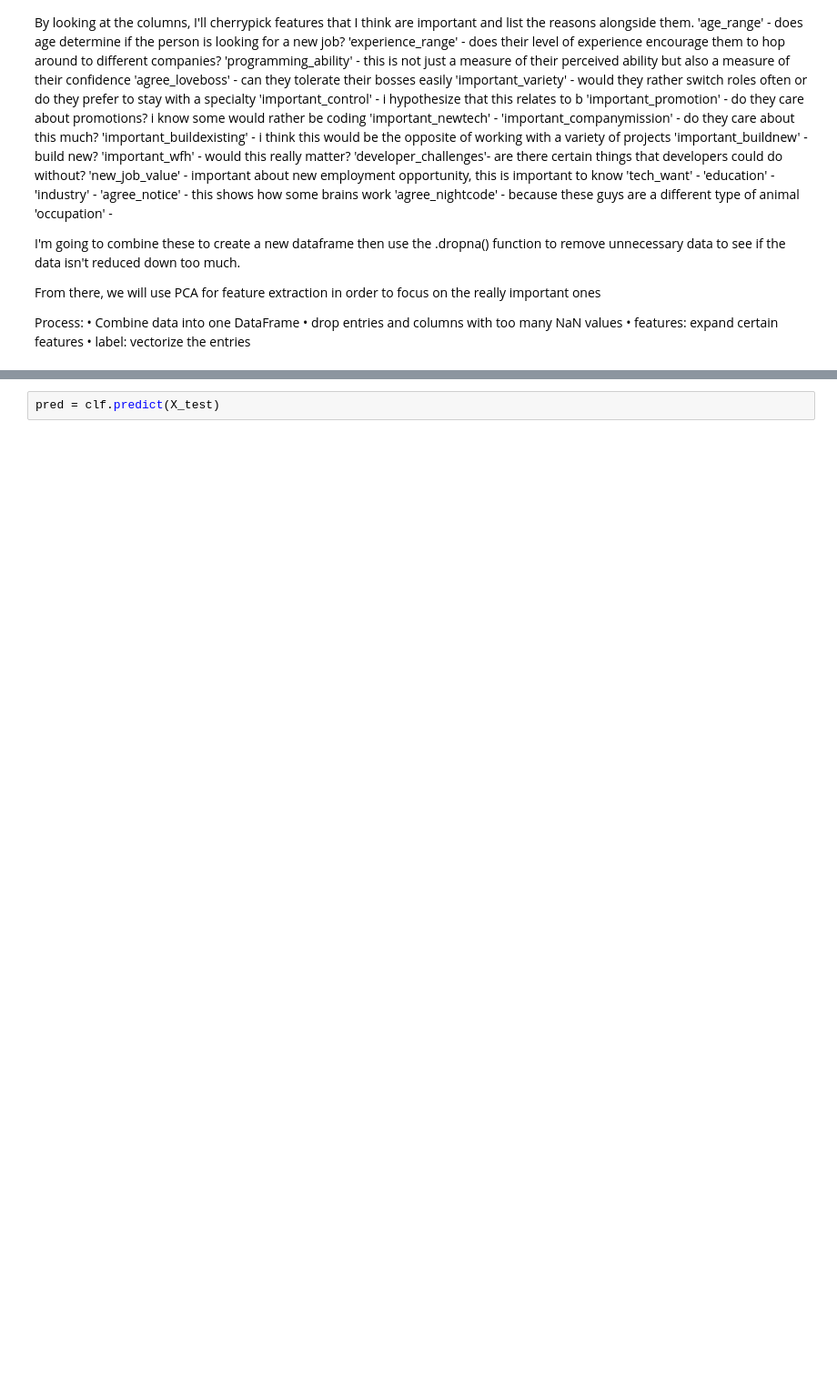
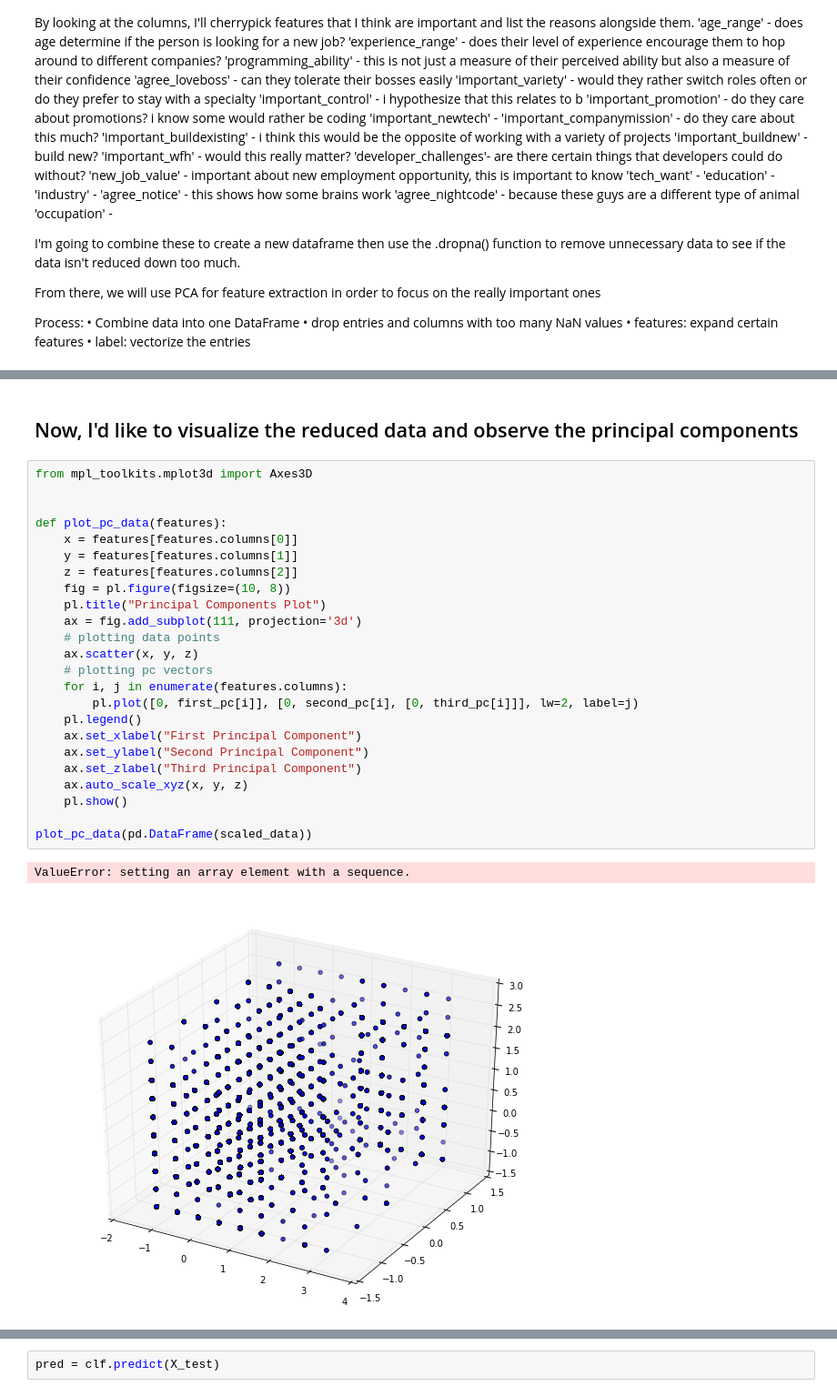
Before and after one commit to jonmhong/Stack_Overflow_Data, a Jupyter notebook: stack_overflow.ipynb, the cells around one changed output, grey strips where cells are left out. Shown at 91% size. Drawn from its saved outputs; the diff is of its cells as text; blank space fills up the shorter version.

```diff
--- a/stack_overflow.ipynb
+++ b/stack_overflow.ipynb
@@ -266,3 +468,32 @@ None
+# %% [markdown]
+## Now, I'd like to visualize the reduced data and observe the principal components
+# %%
+from mpl_toolkits.mplot3d import Axes3D
+
+
+def plot_pc_data(features):
+    x = features[features.columns[0]]
+    y = features[features.columns[1]]
+    z = features[features.columns[2]]
+    fig = pl.figure(figsize=(10, 8))
+    pl.title("Principal Components Plot")
+    ax = fig.add_subplot(111, projection='3d')
+    # plotting data points
+    ax.scatter(x, y, z)
+    # plotting pc vectors
+    for i, j in enumerate(features.columns):
+        pl.plot([0, first_pc[i]], [0, second_pc[i], [0, third_pc[i]]], lw=2, label=j)
+    pl.legend()
+    ax.set_xlabel("First Principal Component")
+    ax.set_ylabel("Second Principal Component")
+    ax.set_zlabel("Third Principal Component")
+    ax.auto_scale_xyz(x, y, z)
+    pl.show()
+
+plot_pc_data(pd.DataFrame(scaled_data))
+# %% [output]
+ValueError: setting an array element with a sequence.
+[figure, added]
 # %%
 # features, pd.DataFrame(label)
 from sklearn.neighbors import KNeighborsClassifier
```
Also changed, not shown: parts of 29 cells of this notebook.
